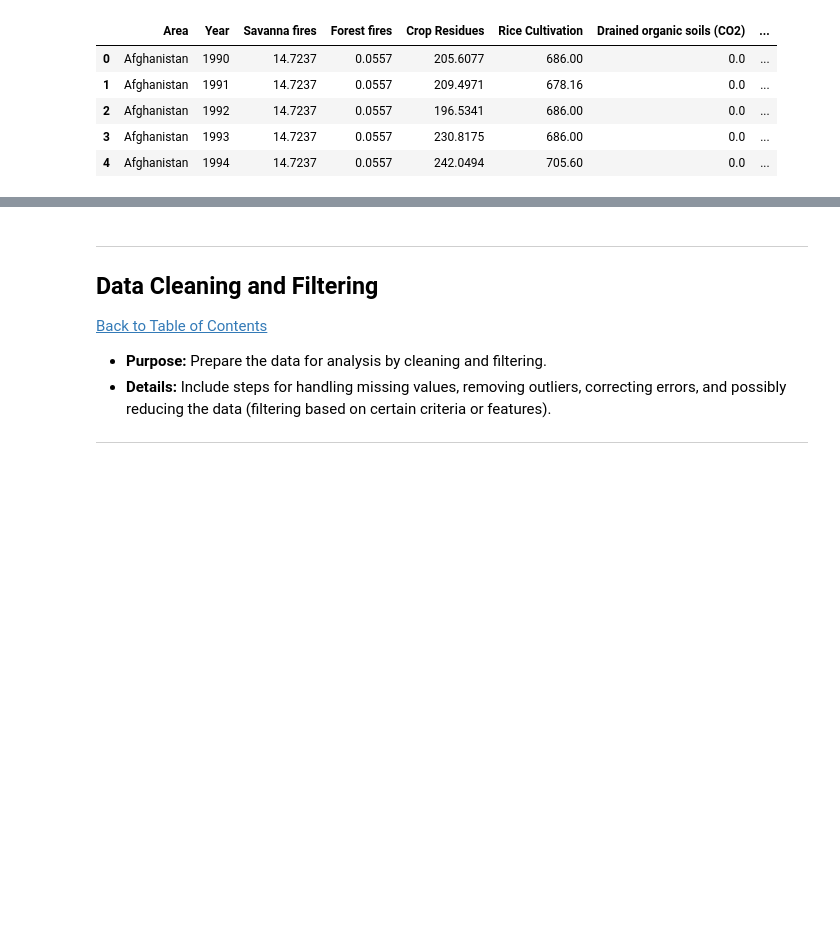
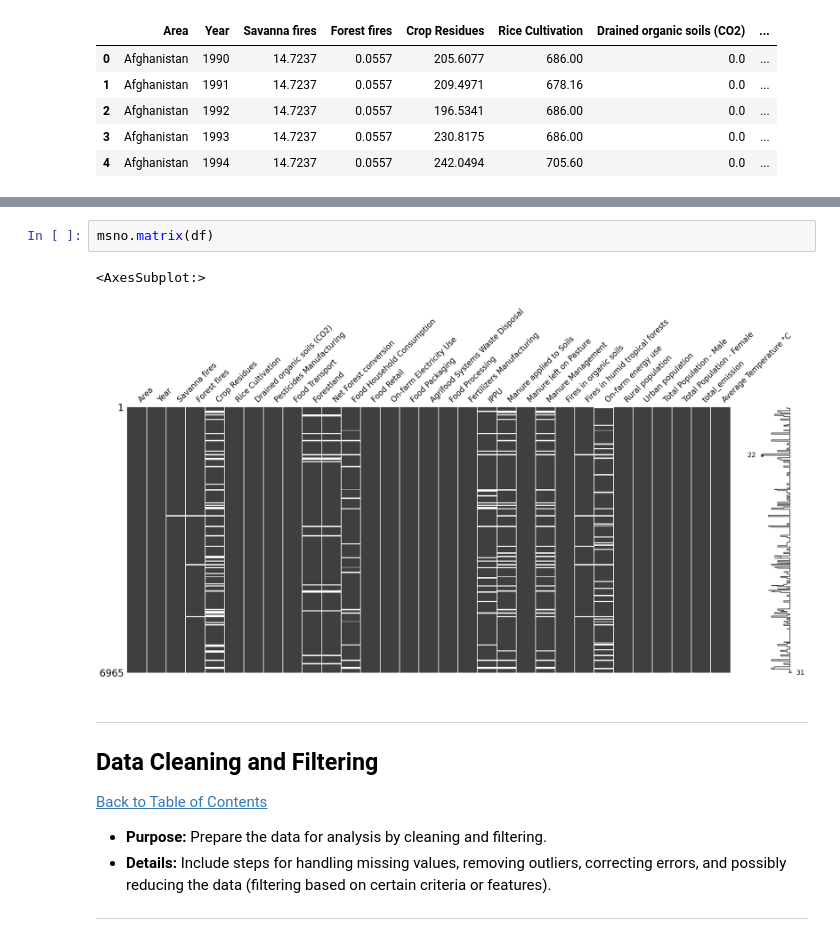
Before and after one commit to LizaanB/2401PTDS_Regression_Project, a Jupyter notebook: regression notebook (1).ipynb, the cells around one changed output, grey strips where cells are left out. Drawn from its saved outputs; the diff is of its cells as text; blank space fills up the shorter version.

```diff
--- a/regression notebook (1).ipynb
+++ b/regression notebook (1).ipynb
@@ -143,3 +232,8 @@ First few rows of the dataset:
+# %%
+msno.matrix(df)
+# %% [output]
+<AxesSubplot:>
+[figure, added]
 # %% [markdown]
 ---
 <a href=#four></a>
```
Also changed, not shown: parts of 9 cells of this notebook.
